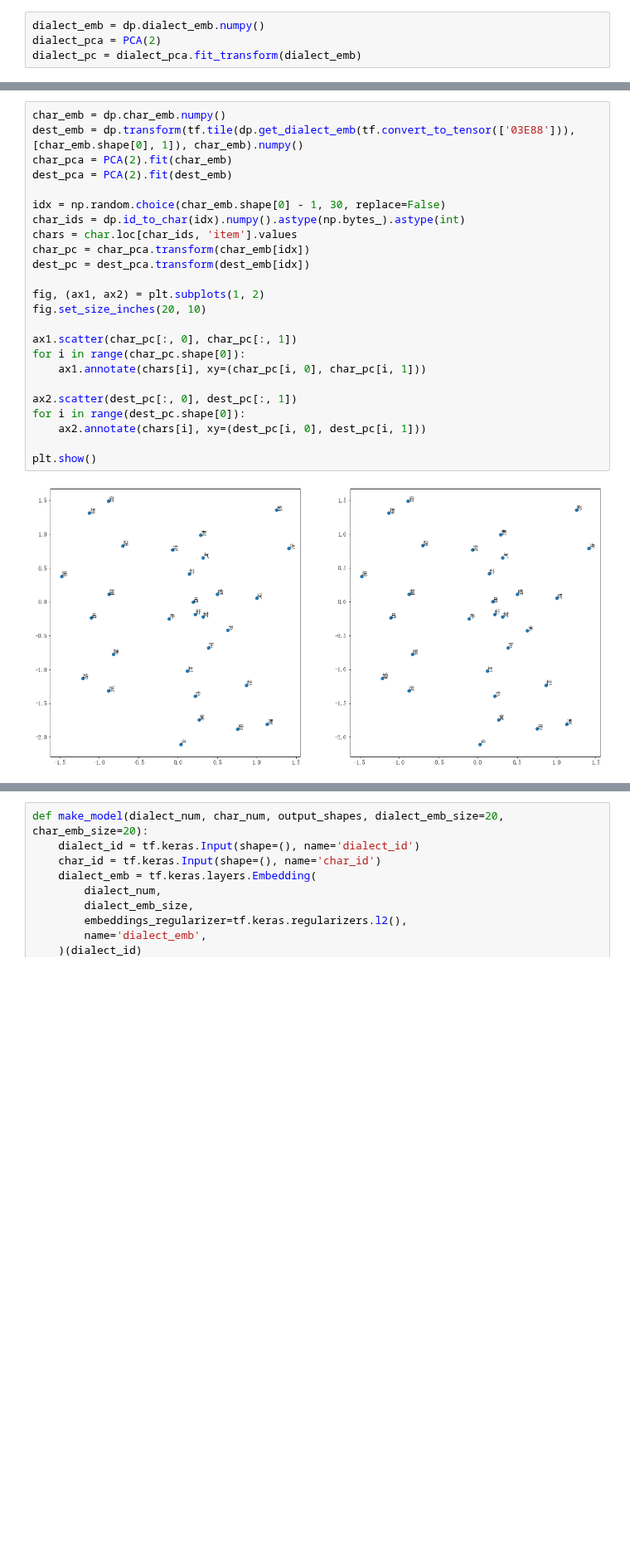
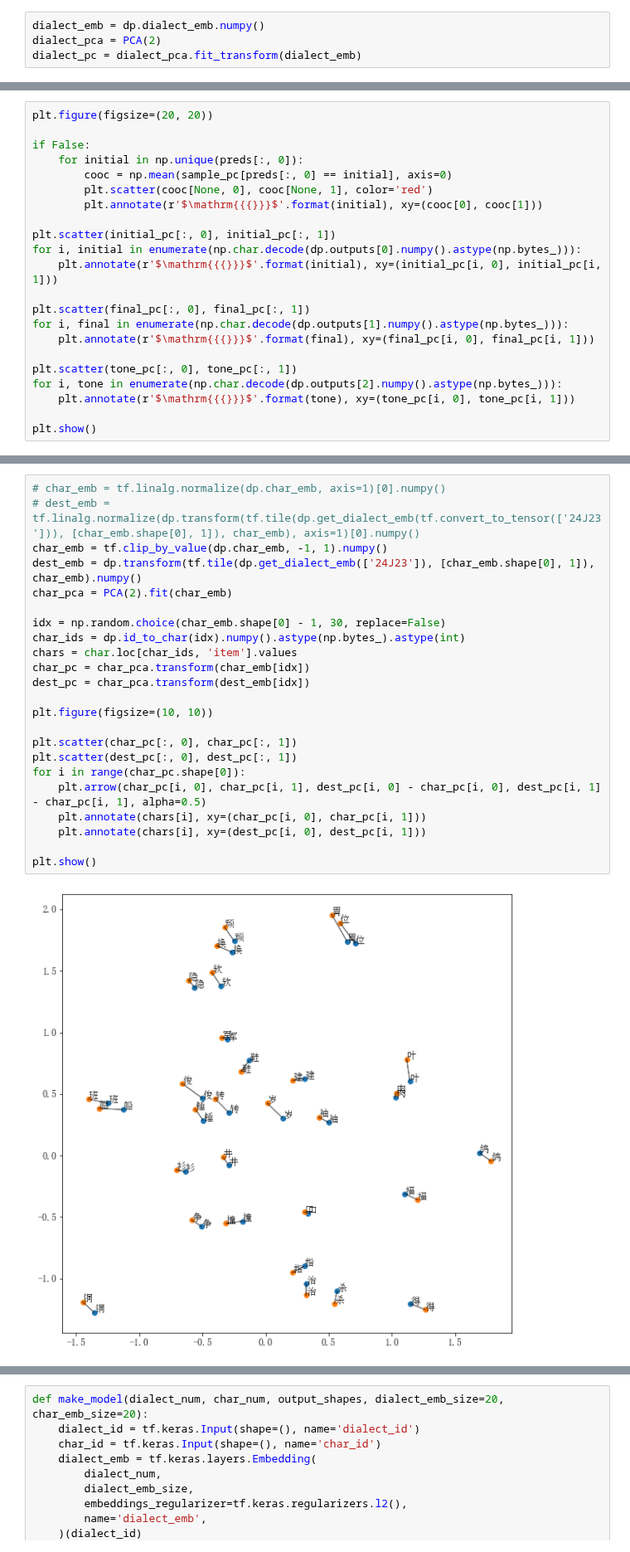
Before and after one commit to lernanto/sincomp, a Jupyter notebook: scripts/zhongguoyuyan/predictor.ipynb, the cells around one changed output, grey strips where cells are left out. Shown at 83% size. Saved outputs shown, nothing was run; the diff lists cells and outputs as text; blank space fills up the shorter version.

```diff
--- a/scripts/zhongguoyuyan/predictor.ipynb
+++ b/scripts/zhongguoyuyan/predictor.ipynb
@@ -178,0 +202,22 @@ plt.show()
+# %%
+plt.figure(figsize=(20, 20))
+
+if False:
+    for initial in np.unique(preds[:, 0]):
+        cooc = np.mean(sample_pc[preds[:, 0] == initial], axis=0)
+        plt.scatter(cooc[None, 0], cooc[None, 1], color='red')
+        plt.annotate(r'$\mathrm{{{}}}$'.format(initial), xy=(cooc[0], cooc[1]))
+
+plt.scatter(initial_pc[:, 0], initial_pc[:, 1])
+for i, initial in enumerate(np.char.decode(dp.outputs[0].numpy().astype(np.bytes_))):
+    plt.annotate(r'$\mathrm{{{}}}$'.format(initial), xy=(initial_pc[i, 0], initial_pc[i, 1]))
+
+plt.scatter(final_pc[:, 0], final_pc[:, 1])
+for i, final in enumerate(np.char.decode(dp.outputs[1].numpy().astype(np.bytes_))):
+    plt.annotate(r'$\mathrm{{{}}}$'.format(final), xy=(final_pc[i, 0], final_pc[i, 1]))
+
+plt.scatter(tone_pc[:, 0], tone_pc[:, 1])
+for i, tone in enumerate(np.char.decode(dp.outputs[2].numpy().astype(np.bytes_))):
+    plt.annotate(r'$\mathrm{{{}}}$'.format(tone), xy=(tone_pc[i, 0], tone_pc[i, 1]))
+
+plt.show()
@@ -179,27 +279,26 @@ plt.show()
 # %%
-char_emb = dp.char_emb.numpy()
-dest_emb = dp.transform(tf.tile(dp.get_dialect_emb(tf.convert_to_tensor(['03E88'])), [char_emb.shape[0], 1]), char_emb).numpy()
+# char_emb = tf.linalg.normalize(dp.char_emb, axis=1)[0].numpy()
+# dest_emb = tf.linalg.normalize(dp.transform(tf.tile(dp.get_dialect_emb(tf.convert_to_tensor(['24J23'])), [char_emb.shape[0], 1]), char_emb), axis=1)[0].numpy()
+char_emb = tf.clip_by_value(dp.char_emb, -1, 1).numpy()
+dest_emb = dp.transform(tf.tile(dp.get_dialect_emb(['24J23']), [char_emb.shape[0], 1]), char_emb).numpy()
 char_pca = PCA(2).fit(char_emb)
-dest_pca = PCA(2).fit(dest_emb)
 
 idx = np.random.choice(char_emb.shape[0] - 1, 30, replace=False)
 char_ids = dp.id_to_char(idx).numpy().astype(np.bytes_).astype(int)
 chars = char.loc[char_ids, 'item'].values
 char_pc = char_pca.transform(char_emb[idx])
-dest_pc = dest_pca.transform(dest_emb[idx])
+dest_pc = char_pca.transform(dest_emb[idx])
 
-fig, (ax1, ax2) = plt.subplots(1, 2)
-fig.set_size_inches(20, 10)
+plt.figure(figsize=(10, 10))
 
-ax1.scatter(char_pc[:, 0], char_pc[:, 1])
+plt.scatter(char_pc[:, 0], char_pc[:, 1])
+plt.scatter(dest_pc[:, 0], dest_pc[:, 1])
 for i in range(char_pc.shape[0]):
-    ax1.annotate(chars[i], xy=(char_pc[i, 0], char_pc[i, 1]))
-
-ax2.scatter(dest_pc[:, 0], dest_pc[:, 1])
-for i in range(dest_pc.shape[0]):
-    ax2.annotate(chars[i], xy=(dest_pc[i, 0], dest_pc[i, 1]))
+    plt.arrow(char_pc[i, 0], char_pc[i, 1], dest_pc[i, 0] - char_pc[i, 0], dest_pc[i, 1] - char_pc[i, 1], alpha=0.5)
+    plt.annotate(chars[i], xy=(char_pc[i, 0], char_pc[i, 1]))
+    plt.annotate(chars[i], xy=(dest_pc[i, 0], dest_pc[i, 1]))
 
 plt.show()
 # %% [output]
-[figure, old version]
+[figure, new version]
 # %%
```
Also changed, not shown: parts of 23 cells of this notebook.
